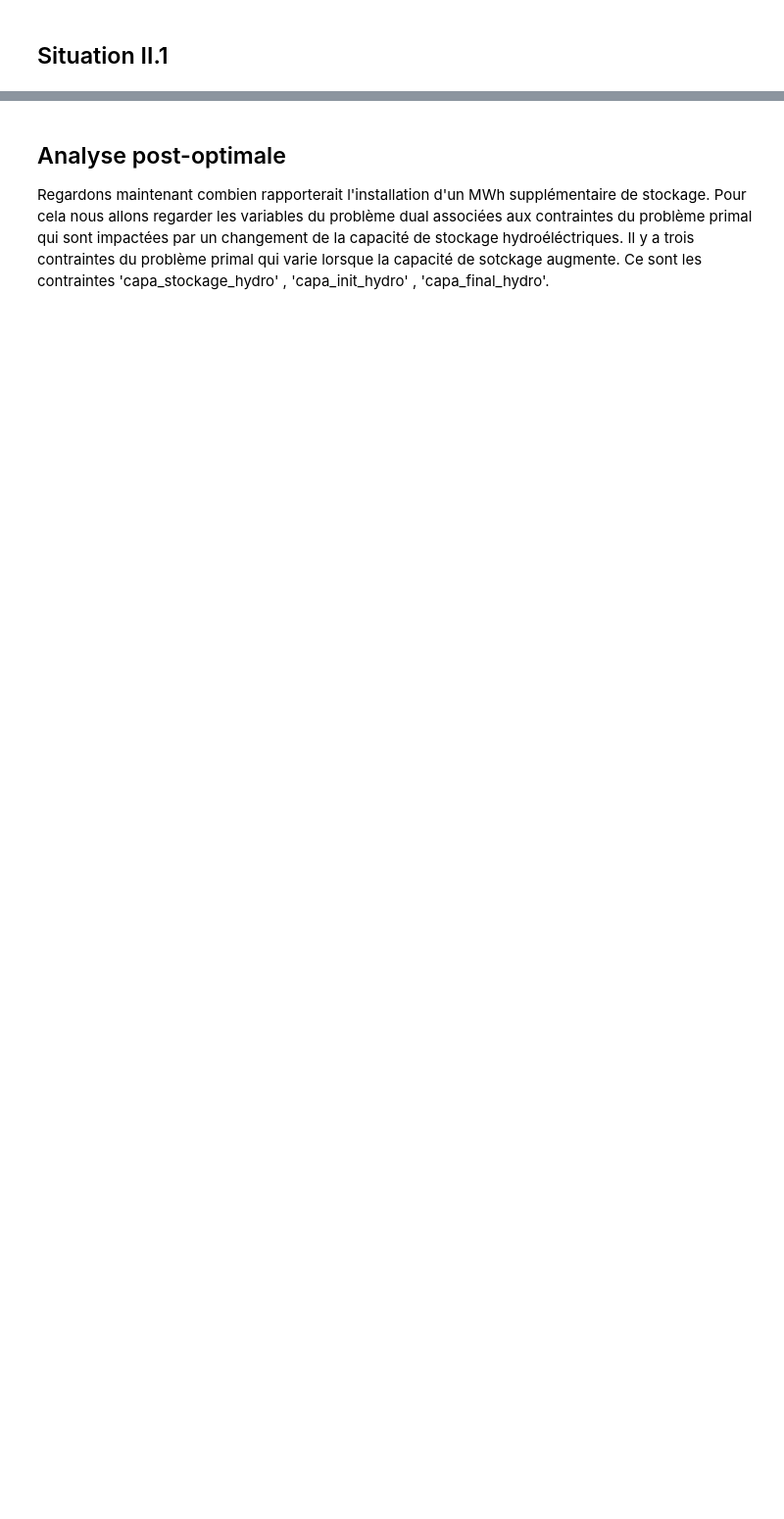
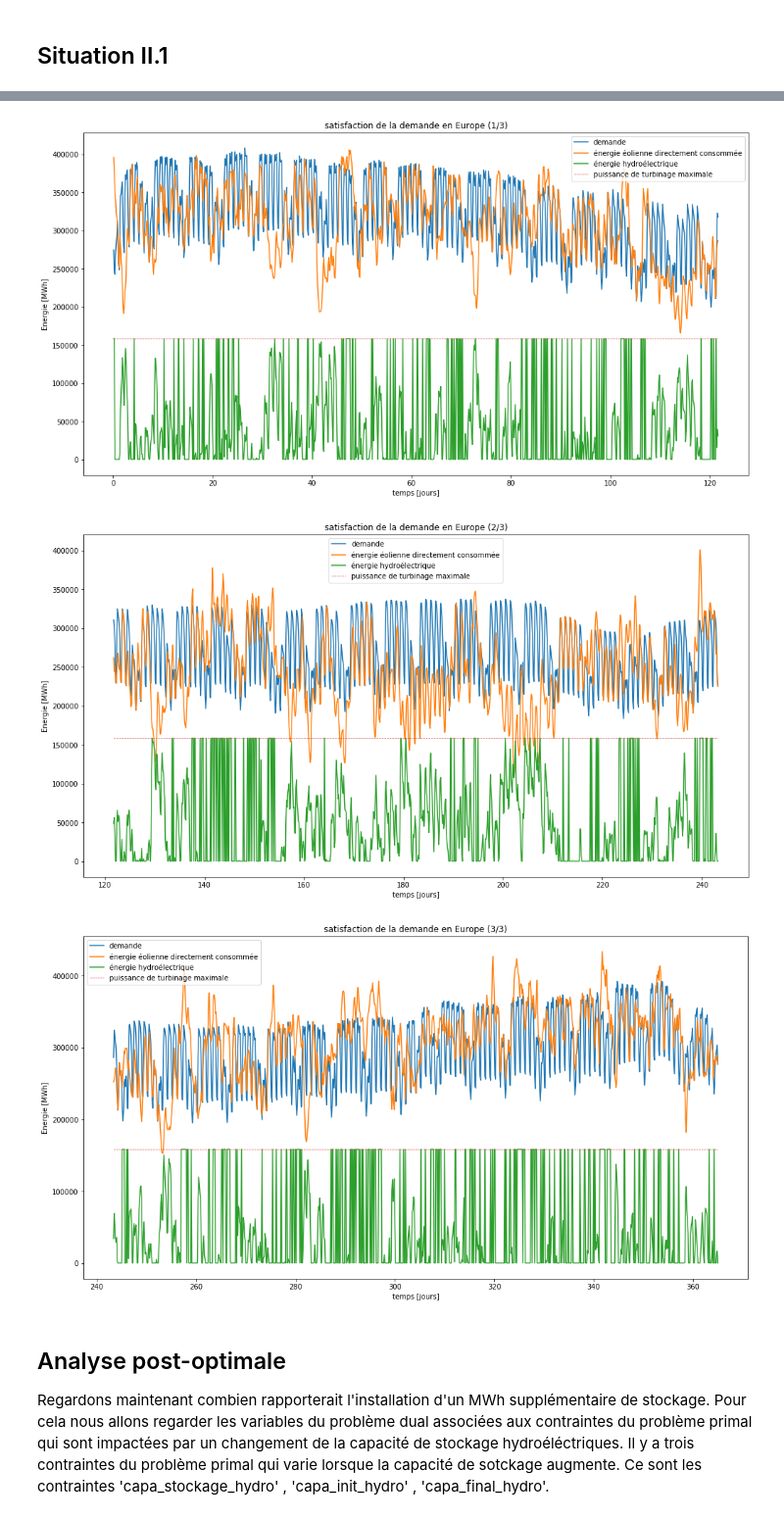
Before and after one commit to Zepp176/Projet_optimisation, a Jupyter notebook: projet_partie2.ipynb, the cells around one changed output, grey strips where cells are left out. Shown at 98% size. Cells and saved outputs as stored; diff of their text form; code cells hidden in the pictures; blank space fills up the shorter version.

```diff
--- a/projet_partie2.ipynb
+++ b/projet_partie2.ipynb
@@ -207,3 +292,51 @@ Temps de résolution: 0 min 0.011 sec
+# %%
+# Plot satisfaction de la demande
+
+borne1 = N//T//3
+borne2 = N//T//3*2
+
+# satisfaction de la demande 1/3
+
+plt.figure(figsize=(17,9))
+plt.plot(X[:borne1]/24, D[:borne1]/T)
+plt.plot(X[:borne1]/24, solE[:borne1]/T)
+plt.plot(X[:borne1]/24, solHd[:borne1]/T)
+plt.plot(X[:borne1]/24, [p_turbinage.sum()] * len(X[:borne1]), '--', linewidth=0.7)
+plt.title('satisfaction de la demande en Europe (1/3)')
+plt.legend(['demande', 'énergie éolienne directement consommée', 'énergie hydroélectrique', 'puissance de turbinage maximale'])
+plt.xlabel('temps [jours]')
+plt.ylabel('Energie [MWh]')
+plt.show()
+
+# satisfaction de la demande 2/3
+
+plt.figure(figsize=(17,9))
+plt.plot(X[borne1:borne2]/24, D[borne1:borne2]/T)
+plt.plot(X[borne1:borne2]/24, solE[borne1:borne2]/T)
+plt.plot(X[borne1:borne2]/24, solHd[borne1:borne2]/T)
+plt.plot(X[borne1:borne2]/24, [p_turbinage.sum()] * len(X[borne1:borne2]), '--', linewidth=0.7)
+plt.title('satisfaction de la demande en Europe (2/3)')
+plt.legend(['demande', 'énergie éolienne directement consommée', 'énergie hydroélectrique', 'puissance de turbinage maximale'])
+plt.xlabel('temps [jours]')
+plt.ylabel('Energie [MWh]')
+plt.show()
+
+# satisfaction de la demande 3/3
+
+plt.figure(figsize=(17,9))
+plt.plot(X[borne2:]/24, D[borne2:]/T)
+plt.plot(X[borne2:]/24, solE[borne2:]/T)
+plt.plot(X[borne2:]/24, solHd[borne2:]/T)
+plt.plot(X[borne2:]/24, [p_turbinage.sum()] * len(X[borne2:]), '--', linewidth=0.7)
+plt.title('satisfaction de la demande en Europe (3/3)')
+plt.legend(['demande', 'énergie éolienne directement consommée', 'énergie hydroélectrique', 'puissance de turbinage maximale'])
+plt.xlabel('temps [jours]')
+plt.ylabel('Energie [MWh]')
+plt.show()
+# %% [output]
+[figure, added]
+[figure, added]
+[figure, added]
 # %% [markdown]
 ## Analyse post-optimale
 
```
Also changed, not shown: parts of 27 cells of this notebook.
